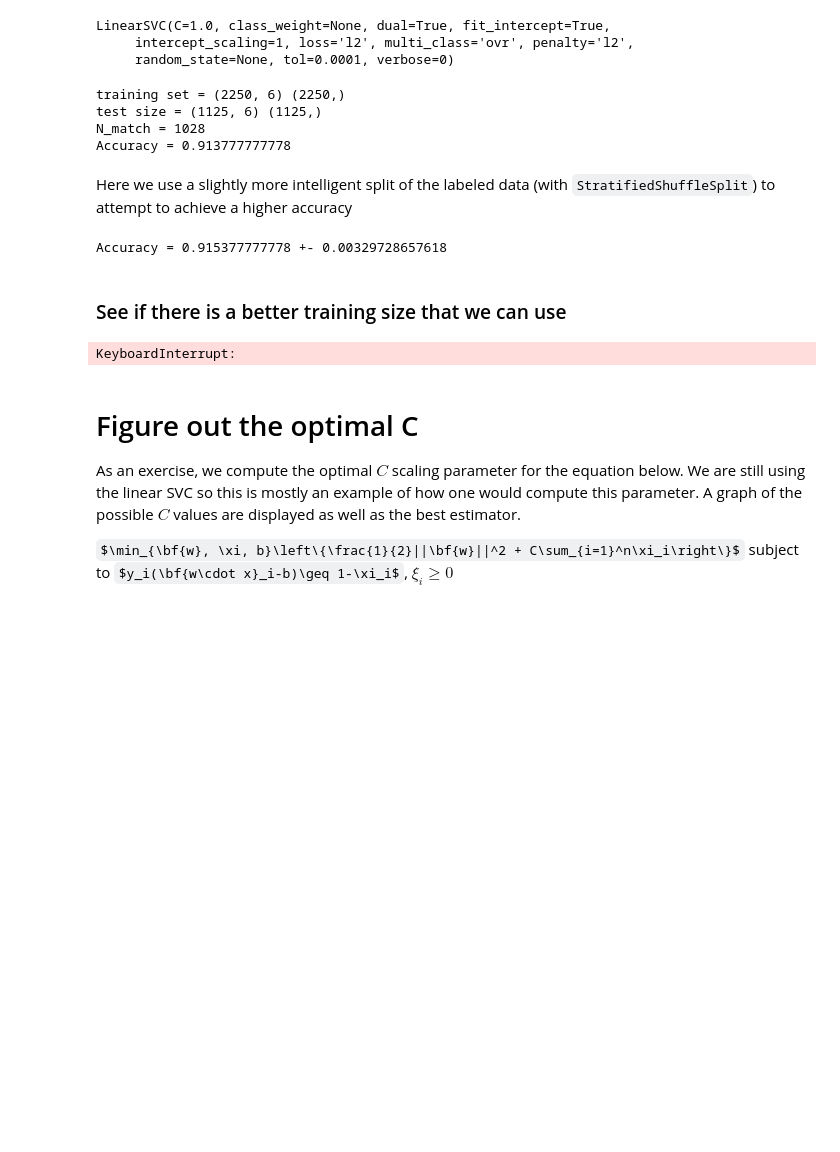
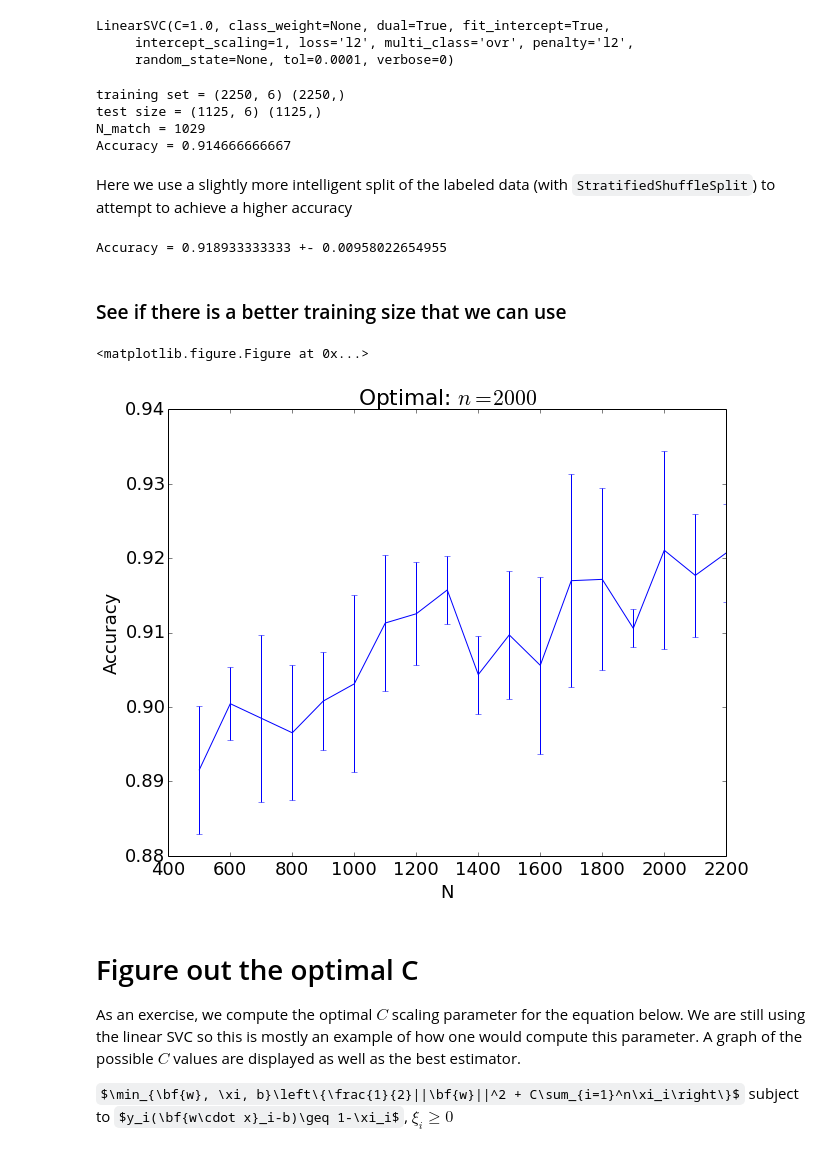
Before and after one commit to ElMejorEquipoDeLaSerena/VariableStarsClassification, a Jupyter notebook: Final.ipynb, the cells around one changed output. Drawn from its saved outputs; the diff is of its cells as text; code cells hidden in the pictures; some formulas as TeX source; blank space fills up the shorter version.

```diff
--- a/Final.ipynb
+++ b/Final.ipynb
@@ -86,7 +86,7 @@ def build_features(save_file='features.txt', limit=False):
 
     obj_id_array = np.unique(catalog['ID'])
 
-    features = np.zeros( (len(obj_id_array), 10) )
+    features = np.zeros( (len(obj_id_array), 11) )
 
     # For each object
     for i in range(len(obj_id_array)):
@@ -99,14 +99,15 @@ def build_features(save_file='features.txt', limit=False):
 
         features[i,0] = obj_id # Object ID
         features[i,1] = rows['Var_Type'][0] # Class
-        features[i,2] = rows['RA'][0] # RA_J2000
-        features[i,3] = rows['Decl'][0] # Dec
-        features[i,4] = rows['Period_days'][0]  # Period
-        features[i,5] = rows['Mag'][0]  # Mag
-        features[i,6] = get_median(rows)  # Median
-        features[i,7] = rows['Amplitude'][0]  # Amplitude
-        features[i,8] = get_skew(rows)  # Skew
-        features[i,9] = get_irq(rows)  # IQR
+        features[i,2] = 0. # Predicted Class
+        features[i,3] = rows['RA'][0] # RA_J2000
+        features[i,4] = rows['Decl'][0] # Dec
+        features[i,5] = rows['Period_days'][0]  # Period
+        features[i,6] = rows['Mag'][0]  # Mag
+        features[i,7] = get_median(rows)  # Median
+        features[i,8] = rows['Amplitude'][0]  # Amplitude
+        features[i,9] = get_skew(rows)  # Skew
+        features[i,10] = get_irq(rows)  # IQR
 
         # Save the files
         np.savetxt('features.txt', features, delimiter=',',
@@ -143,11 +144,12 @@ row_start = 0
 row_end = len(features) - int(.25 * len(features))
 
 # Our features table also contains meta information, so we slice
-feature_column_start = 4
+feature_column_start = 5
 
 # Our collections of data to train and test
 labeled_svm = features[row_start:row_end,feature_column_start:]
 unlabeled_svm = features[row_end:,feature_column_start:]
+test_all = features[row_end:]
 
 # The correct classes corresponding to the training and test
 classes = features[row_start:row_end,1]
@@ -203,8 +205,8 @@ print("Accuracy = {}".format(acc))
 # %% [output]
 training set = (2250, 6) (2250,)
 test size = (1125, 6) (1125,)
-N_match = 1028
-Accuracy = 0.913777777778
+N_match = 1029
+Accuracy = 0.914666666667
 # %% [markdown]
 Here we use a slightly more intelligent split of the labeled data (with `StratifiedShuffleSplit`) to attempt to achieve a higher accuracy
 # %%
@@ -212,40 +214,40 @@ ss = cross_validation.StratifiedShuffleSplit(classes, 5, test_size = 1./3.)
 scores = cross_validation.cross_val_score(clf, labeled_svm, classes, cv=ss)
 print "Accuracy = {} +- {}".format(scores.mean(),scores.std())
 # %% [output]
-Accuracy = 0.915377777778 +- 0.00329728657618
+Accuracy = 0.918933333333 +- 0.00958022654955
 # %% [markdown]
 ### See if there is a better training size that we can use
 # %%
-N_test = 250
-
 step = 100
-Ns = np.arange(500, len(labeled_svm)-(2* step), step)
+stop = int(len(labeled_svm) * (2./3.))
+Ns = np.arange(500, stop , step)
 
 #print "Attempted N sizes = {}".format(Ns)
 scores = np.zeros(len(Ns))
 stds = np.zeros(len(Ns))
 for i in range(len(Ns)):
     N = Ns[i]
-    ss = cross_validation.StratifiedShuffleSplit(classes, 5, test_size = N_test, train_size = N)
+    ss = cross_validation.StratifiedShuffleSplit(classes, 5, test_size = 1./3., train_size = N)
     scores_i = cross_validation.cross_val_score(clf, labeled_svm, classes, cv=ss)
     scores[i] = scores_i.mean()
     stds[i] = scores_i.std()
 
 
 # Get our optimal n
 optimal_n = Ns[np.argmax(scores)]
 
 # Plot our results, including optimal n
 pl.clf()
 fig = pl.figure()
 ax = fig.add_subplot(1,1,1)
 ax.errorbar (Ns, scores, yerr = stds)
 ax.set_xlabel("N")
 ax.set_ylabel("Accuracy")
 pl.title("Optimal: $n={}$".format(optimal_n))
 pl.show()
 # %% [output]
-KeyboardInterrupt:
+<matplotlib.figure.Figure at 0x...>
+[figure, added]
 # %% [markdown]
 # Figure out the optimal C
 
```
Also changed, not shown: parts of 9 cells of this notebook, 2 other files.
